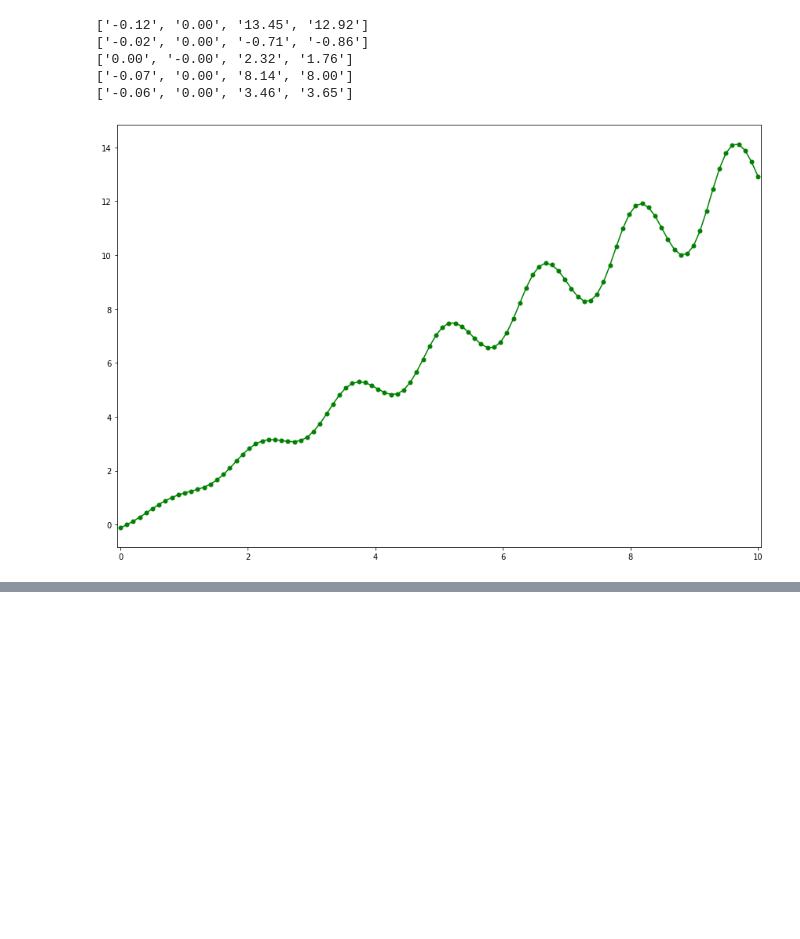
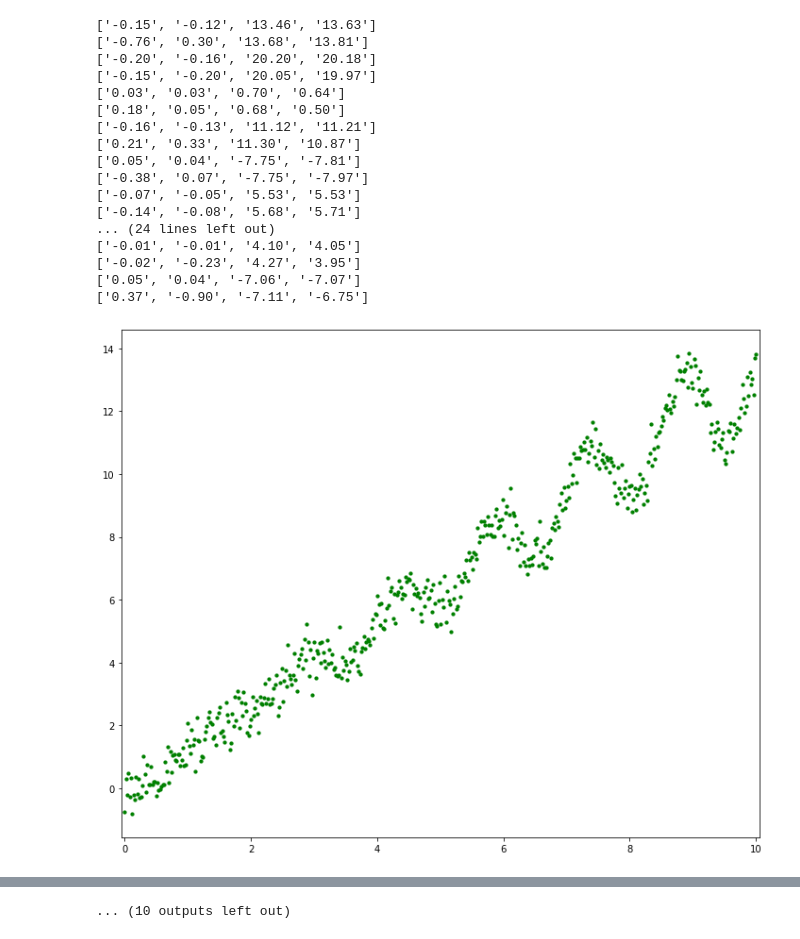
Before and after one commit to probsys/sppl, a Jupyter notebook: src/gp_realizations_many.ipynb, the cells around one changed output, grey strips where cells are left out. Drawn from its saved outputs; the diff is of its cells as text; code cells hidden in the pictures; blank space fills up the shorter version.

```diff
--- a/src/gp_realizations_many.ipynb
+++ b/src/gp_realizations_many.ipynb
@@ -98,30 +98,36 @@ class ChangePoint(Kernel):
 from scipy.stats import multivariate_normal
 import matplotlib.pyplot as plt
 # %%
-xs = np.linspace(0, 10, 100)
+xs = np.linspace(0, 10, 500)
 # %%
 cov = SquaredExponential(2)
 M = cov.f_mat(xs)
-N = 5
+N = 6
 ys_list = []
 
-np.random.seed(1)
-for i in range(N):
+np.random.seed(12)
+for i in range(10):
     fig, ax = plt.subplots()
     ys = multivariate_normal.rvs(np.zeros(len(xs)), M, size=1)
-    ys_list.append(ys)
-    ax.plot(xs, ys, color='green', linewidth=2, marker='o', ms=5)
+    epsilon = np.random.uniform(0, abs(.2*(max(ys) - min(ys))))
+    epsilon = 1e-3 if i ==0 else epsilon
+    noise = np.random.normal(0, epsilon, size=len(xs))
+    ys_noisy = ys + noise
+    ys_list.append(ys_noisy)
+    ax.scatter(xs, ys_noisy, color='green', linewidth=2, marker='o', s=5)
     ax.set_xlim([-.05, 10.05])
     fig.set_tight_layout(True)
-    fig.set_size_inches(12, 8)
+    fig.set_size_inches(10,8)
     fig.set_tight_layout(True)
     figname = '/tmp/gp-se-%02d.png' % (i,)
     fig.savefig(figname, dpi=200)
+    print(epsilon)
 
 fig, ax = plt.subplots()
 for ys in ys_list:
-    ax.plot(xs, ys, color='green', linewidth=1.5, marker='o', ms=2)
+    ax.scatter(xs, ys, color='green', linewidth=1)
     ax.set_xlim([-.05, 10.05])
+    ax.set_ylim([-3, 3])
     fig.set_tight_layout(True)
     fig.set_size_inches(12, 8)
     fig.set_tight_layout(True)
@@ -145,37 +171,53 @@ for ys in ys_list:
 # %%
 cov = Times(Linear(0.1), Periodic(50, 3))
 M = cov.f_mat(xs)
-N = 5
+N = 20
 ys_list = []
 
 np.random.seed(10)
 for i in range(N):
     ys = multivariate_normal.rvs(np.zeros(len(xs)), M, size=1)
     ys_list.append(ys)
     fig, ax = plt.subplots()
-    ax.plot(xs, ys, color='green', linewidth=1.5, marker='o', ms=5)
+    epsilon = np.random.uniform(0, abs(.05*(max(ys) - min(ys))))
+    noise = np.random.normal(0, epsilon, size=len(xs))
+    ys_noisy = ys + noise
+    ys_list.append(ys_noisy)
+    ax.scatter(xs, ys_noisy, color='green', linewidth=2, marker='o', s=5)
     ax.set_xlim([-.05, 10.05])
     fig.set_tight_layout(True)
-    fig.set_size_inches(12, 8)
+    fig.set_size_inches(10, 8)
     fig.set_tight_layout(True)
     figname = '/tmp/gp-per-%02d.png' % (i,)
     fig.savefig(figname, dpi=200)
 
 fig, ax = plt.subplots()
 for ys in ys_list:
     ax.plot(xs, ys, color='green', linewidth=1.5, marker='o', ms=2)
     ax.set_xlim([-.05, 10.05])
     fig.set_tight_layout(True)
     fig.set_size_inches(12, 8)
 figname = '/tmp/gp-per.png'
 fig.savefig(figname, dpi=200)
 
 for ys in ys_list:
     print(['%1.2f' % (x,) for x in [ys[0], ys[1], ys[-2], ys[-1]]])
 # %% [output]
-['-0.12', '0.00', '13.45', '12.92']
-['-0.02', '0.00', '-0.71', '-0.86']
-['0.00', '-0.00', '2.32', '1.76']
-['-0.07', '0.00', '8.14', '8.00']
-['-0.06', '0.00', '3.46', '3.65']
+['-0.15', '-0.12', '13.46', '13.63']
+['-0.76', '0.30', '13.68', '13.81']
+['-0.20', '-0.16', '20.20', '20.18']
+['-0.15', '-0.20', '20.05', '19.97']
+['0.03', '0.03', '0.70', '0.64']
+['0.18', '0.05', '0.68', '0.50']
+['-0.16', '-0.13', '11.12', '11.21']
+['0.21', '0.33', '11.30', '10.87']
+['0.05', '0.04', '-7.75', '-7.81']
+['-0.38', '0.07', '-7.75', '-7.97']
+['-0.07', '-0.05', '5.53', '5.53']
+['-0.14', '-0.08', '5.68', '5.71']
+... (24 lines left out)
+['-0.01', '-0.01', '4.10', '4.05']
+['-0.02', '-0.23', '4.27', '3.95']
+['0.05', '0.04', '-7.06', '-7.07']
+['0.37', '-0.90', '-7.11', '-6.75']
-[figure, old version]
+[figure, new version]
@@ -187,3 +234,4 @@ for ys in ys_list:
+... (10 outputs left out)
 # %%
 cov = ChangePoint(Plus(Linear(2), WhiteNoise(0.01)), Periodic(10, 2), 5, 0.5)
 M = cov.f_mat(xs)
```
Also changed, not shown: parts of 3 cells of this notebook.
